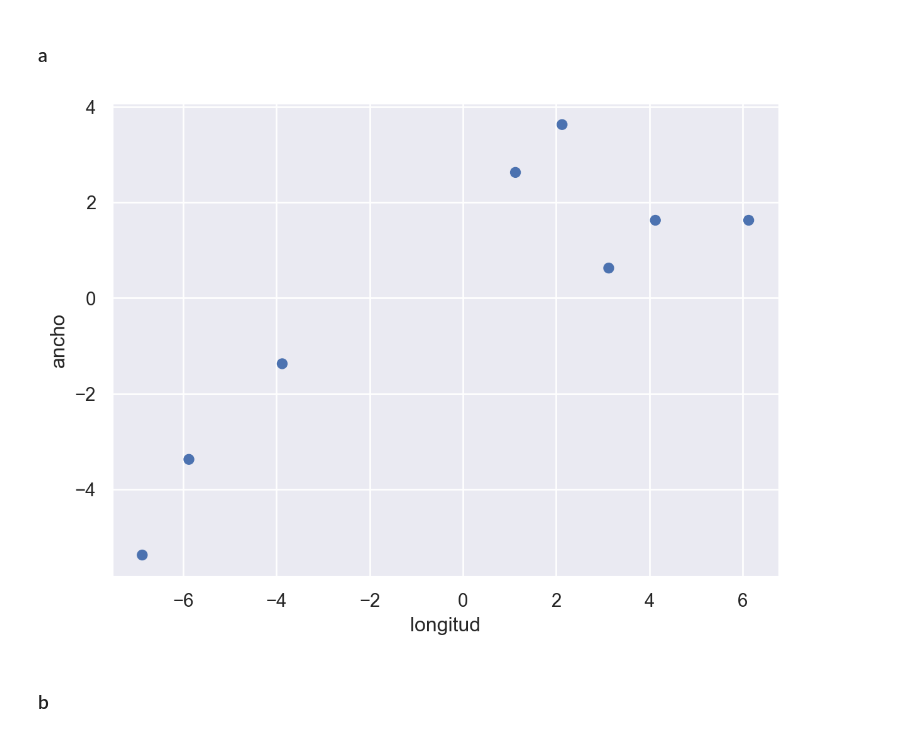
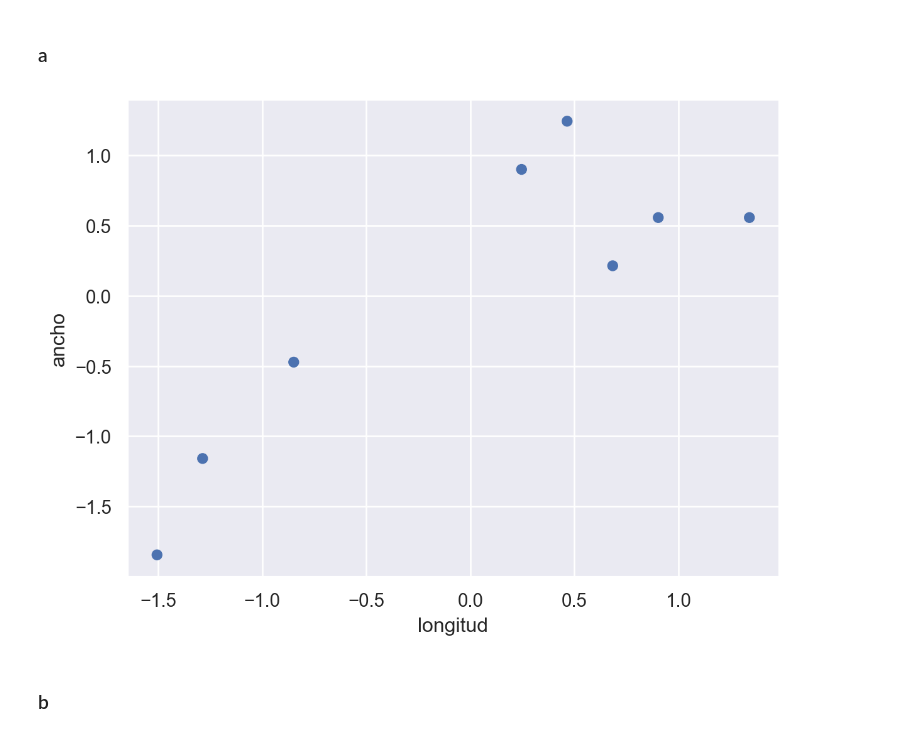
Before and after one commit to iggallardo-uba/LDD-iggallardo, a Jupyter notebook: Practicas/Practica 8/Practica8.ipynb, the cells around one changed output. Saved outputs shown, nothing was run; the diff lists cells and outputs as text; code cells hidden in the pictures.

```diff
--- a/Practicas/Practica 8/Practica8.ipynb
+++ b/Practicas/Practica 8/Practica8.ipynb
@@ -42,20 +42,12 @@ tortugas
 | 7 | 106 | 83 |
 # %% [markdown]
 ### a
-# %%
-#Calculo de Medias
-mediaLongitud = tortugas["longitud"].mean()
-mediaAncho = tortugas["ancho"].mean()
-
-#Calculo de Tortugas Estrella
-starTortugas = pd.DataFrame()
-
-starTortugas["longitud"] = tortugas["longitud"] - mediaLongitud
-starTortugas["ancho"] = tortugas["ancho"] - mediaAncho
-
-so.Plot(data=starTortugas, x = "longitud", y = "ancho").add(so.Dot())
-# %% [output]
-[figure, removed]
+# %%
+starTortugas = StandardScaler().set_output(transform="pandas").fit_transform(tortugas)
+
+so.Plot(data=starTortugas, x = "longitud", y = "ancho").add(so.Dot())
+# %% [output]
+[figure, added]
 # %% [markdown]
 ### b
 # %%
```
Also changed, not shown: parts of 29 cells of this notebook.
